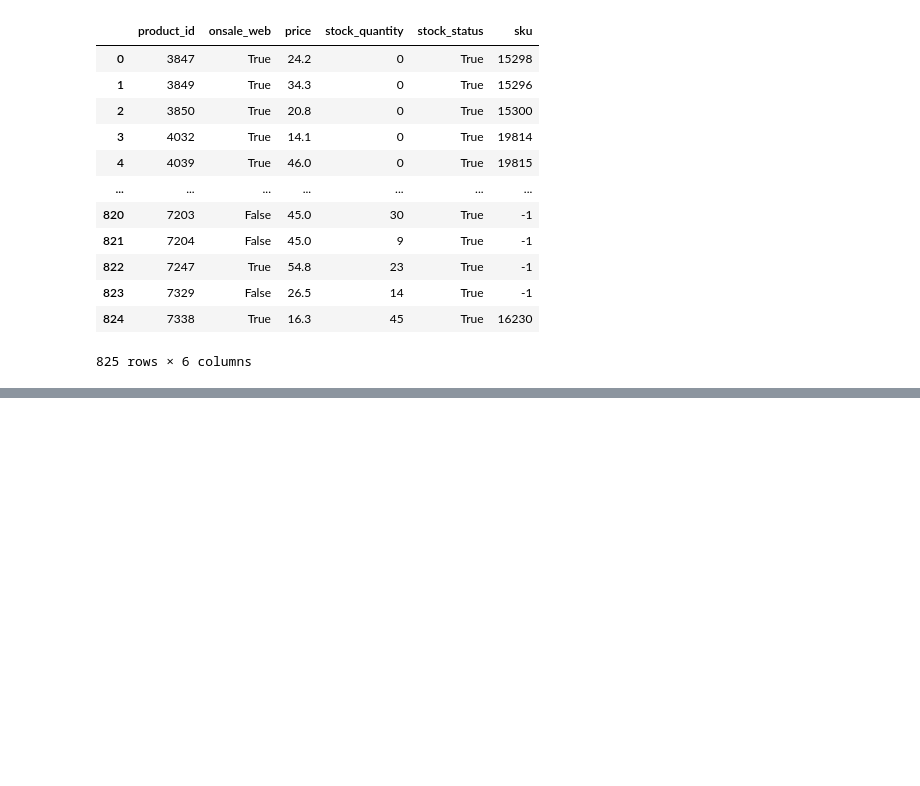
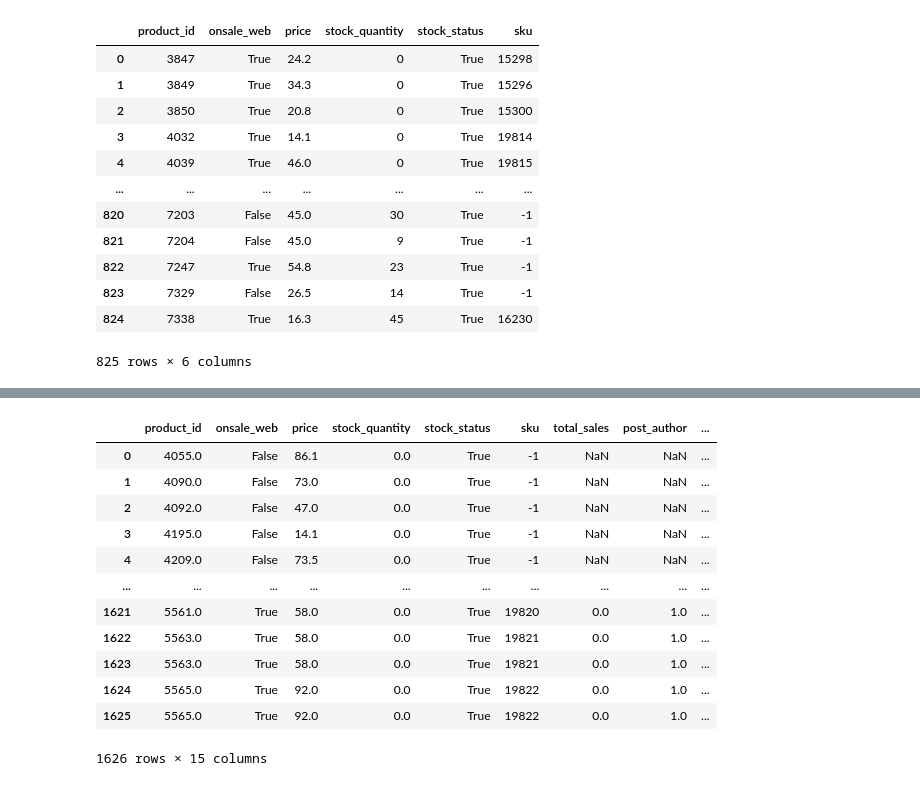
Before and after one commit to Idolrice/projet_6_OC, a Jupyter notebook: notebooks/projet6_V2.ipynb, the cells around one changed output, grey strips where cells are left out. Saved outputs shown, nothing was run; the diff lists cells and outputs as text; code cells hidden in the pictures; blank space fills up the shorter version.

```diff
--- a/notebooks/projet6_V2.ipynb
+++ b/notebooks/projet6_V2.ipynb
@@ -878,13 +844,14 @@ merged_erp_liaison
 825 rows × 6 columns
 # %%
 # Fusionner erp et web sur la colonne 'product_id'
-merged_erp_liaison = pd.merge(erp, liaison, on='product_id', how='outer')
+#merged_erp_liaison = pd.merge(erp, liaison, on='product_id', how='outer')
 
 # Fusionner le résultat précédent avec le DataFrame liaison sur la colonne 'id_web = SKU'
-merged_erp_web = pd.merge(merged_erp_liaison, web, on='id_web = SKU', how='outer')
+#merged_erp_web = pd.merge(merged_erp_liaison, web, on='sku', how='outer')
 
 # Fusionner le résultat précédent avec le DataFrame carat_vin sur la colonne 'id_web = SKU'
-allin = pd.merge(merged_erp_web_liaison, carat_vin, on='post_name', how='outer')
+#allin = pd.merge(merged_erp_web_liaison, carat_vin, on='post_name', how='outer')
 
 # Afficher le résultat
-display(allin)
+#display(allin)
+#check fichier ERP & WEB (SURTOUT WEB)
@@ -890,0 +888,2 @@ display(allin)
+# %%
+web['sku'] = web['sku'].astype(int)
@@ -890,0 +907,21 @@ display(allin)
+# %%
+merged_erp_web['post_name'] = merged_erp_web['post_name'].astype(str)
+carat_vin['post_name'] = carat_vin['post_name'].astype(str)
+# %%
+merged_erp_web.drop(columns=['virtual','downloadable','rating_count','average_rating','tax_status','tax_class','post_date_gmt','post_modified_gmt','post_content',
+                  'post_status','comment_status','ping_status','post_password','post_content_filtered','post_parent','menu_order','post_mime_type',
+                  'comment_count'])
+# %% [output]
+|  | product_id | onsale_web | price | stock_quantity | stock_status | sku | total_sales | post_author | ... |
+| 0 | 4055.0 | False | 86.1 | 0.0 | True | -1 | NaN | NaN | ... |
+| 1 | 4090.0 | False | 73.0 | 0.0 | True | -1 | NaN | NaN | ... |
+| 2 | 4092.0 | False | 47.0 | 0.0 | True | -1 | NaN | NaN | ... |
+| 3 | 4195.0 | False | 14.1 | 0.0 | True | -1 | NaN | NaN | ... |
+| 4 | 4209.0 | False | 73.5 | 0.0 | True | -1 | NaN | NaN | ... |
+| ... | ... | ... | ... | ... | ... | ... | ... | ... | ... |
+| 1621 | 5561.0 | True | 58.0 | 0.0 | True | 19820 | 0.0 | 1.0 | ... |
+| 1622 | 5563.0 | True | 58.0 | 0.0 | True | 19821 | 0.0 | 1.0 | ... |
+| 1623 | 5563.0 | True | 58.0 | 0.0 | True | 19821 | 0.0 | 1.0 | ... |
+| 1624 | 5565.0 | True | 92.0 | 0.0 | True | 19822 | 0.0 | 1.0 | ... |
+| 1625 | 5565.0 | True | 92.0 | 0.0 | True | 19822 | 0.0 | 1.0 | ... |
+1626 rows × 15 columns
```
Also changed, not shown: parts of 8 cells of this notebook.
